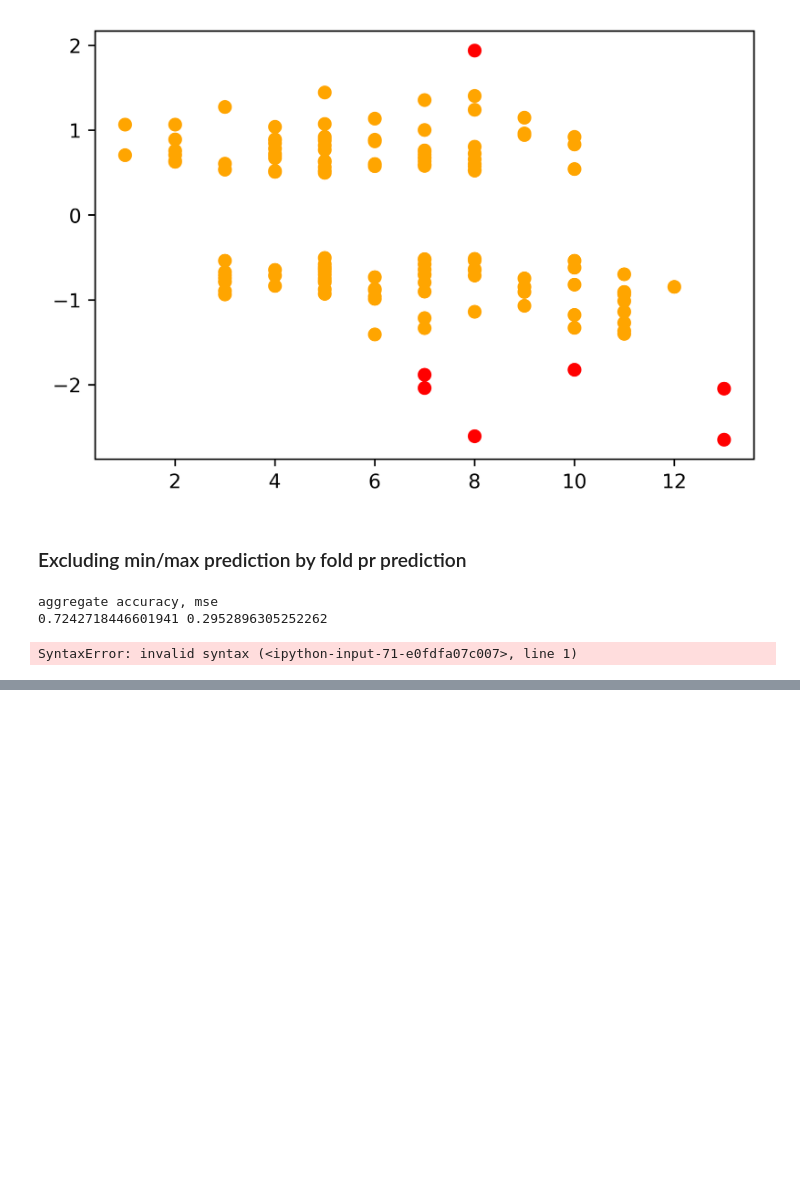
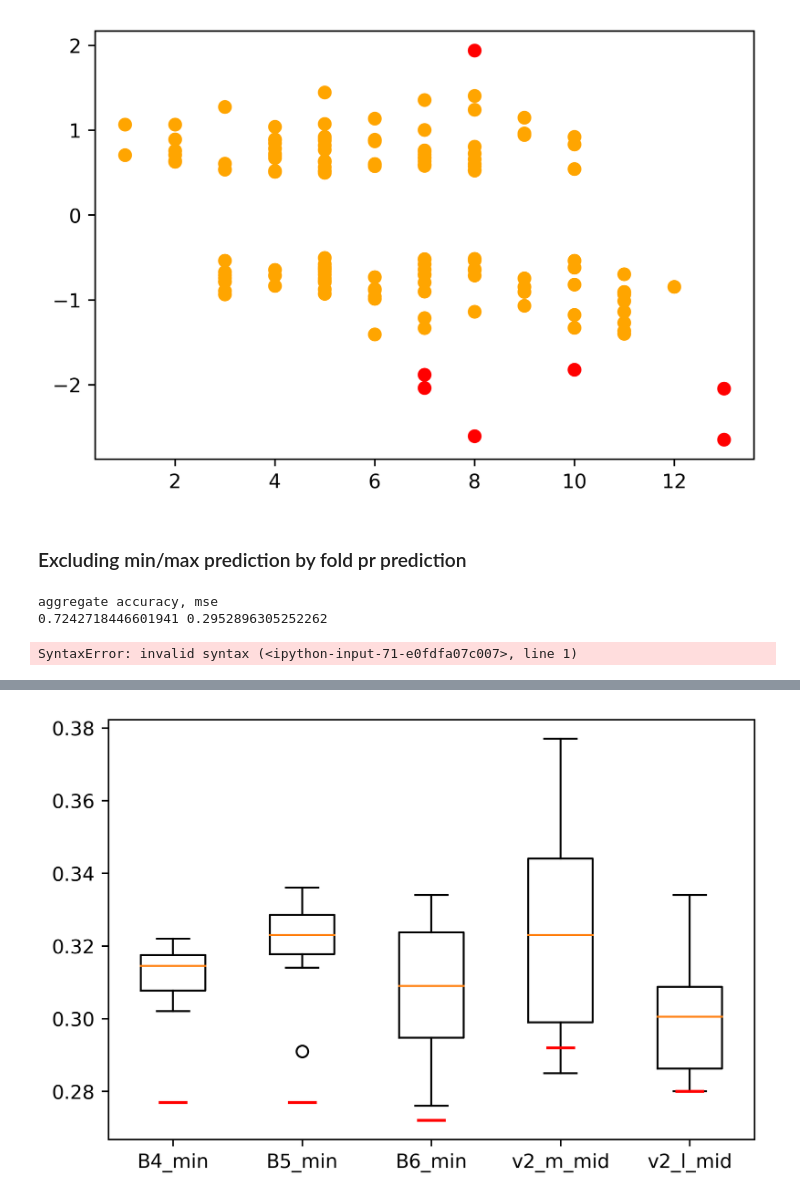
Before and after one commit to emoen/Deep-learning-for-regression-of-cod-otoliths, a Jupyter notebook: results/EFFNetV2_m_middle_mse/EDA test set predictions.ipynb, the cells around one changed output, grey strips where cells are left out. Saved outputs shown, nothing was run; the diff lists cells and outputs as text; code cells hidden in the pictures; blank space fills up the shorter version.

```diff
--- a/results/EFFNetV2_m_middle_mse/EDA test set predictions.ipynb
+++ b/results/EFFNetV2_m_middle_mse/EDA test set predictions.ipynb
@@ -189,0 +231,12 @@ SyntaxError: invalid syntax (<ipython-input-71-e0fdfa07c007>, line 1)
+# %%
+plt.boxplot([b4_min_mse, b5_min_mse, b6_min_mse, v2_m_middle_mse,v2_l_middle_mse])
+plt.plot([0.9, 1.1], [b4_min_mean_mse,b4_min_mean_mse], 'r')
+plt.plot([1.9, 2.1], [b5_min_mean_mse,b5_min_mean_mse], 'r')
+plt.plot([2.9, 3.1], [b6_min_mean_mse,b6_min_mean_mse], 'r')
+plt.plot([3.9, 4.1], [v2_m_middle_mean_mse,v2_m_middle_mean_mse], 'r')
+plt.plot([4.9, 5.1], [v2_l_middle_mean_mse,v2_l_middle_mean_mse], 'r')
+plt.xticks(range(1,6), ['B4_min', 'B5_min', 'B6_min', 'v2_m_mid', 'v2_l_mid'])
+
+plt.show()
+# %% [output]
+[figure, added]
```
Also changed, not shown: parts of 2 cells of this notebook, 2 other files.
